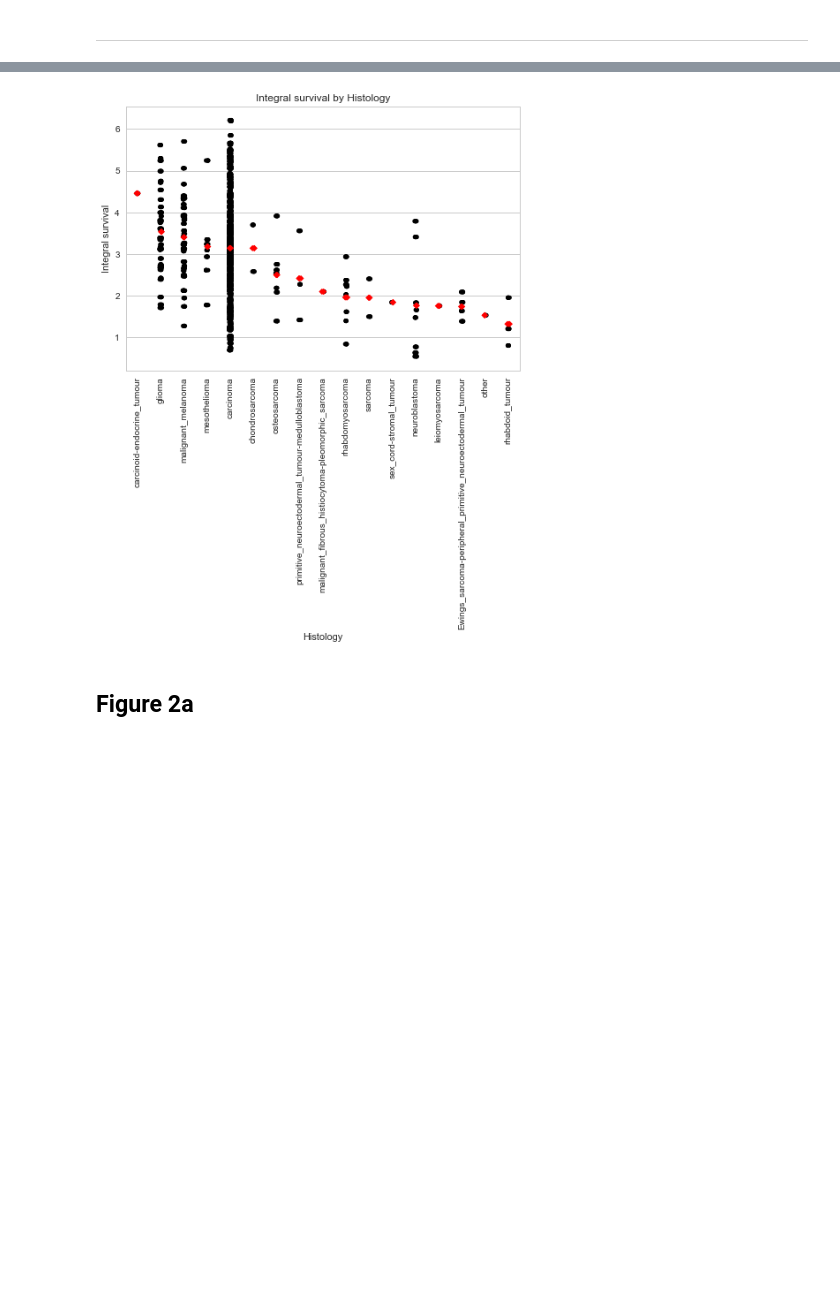
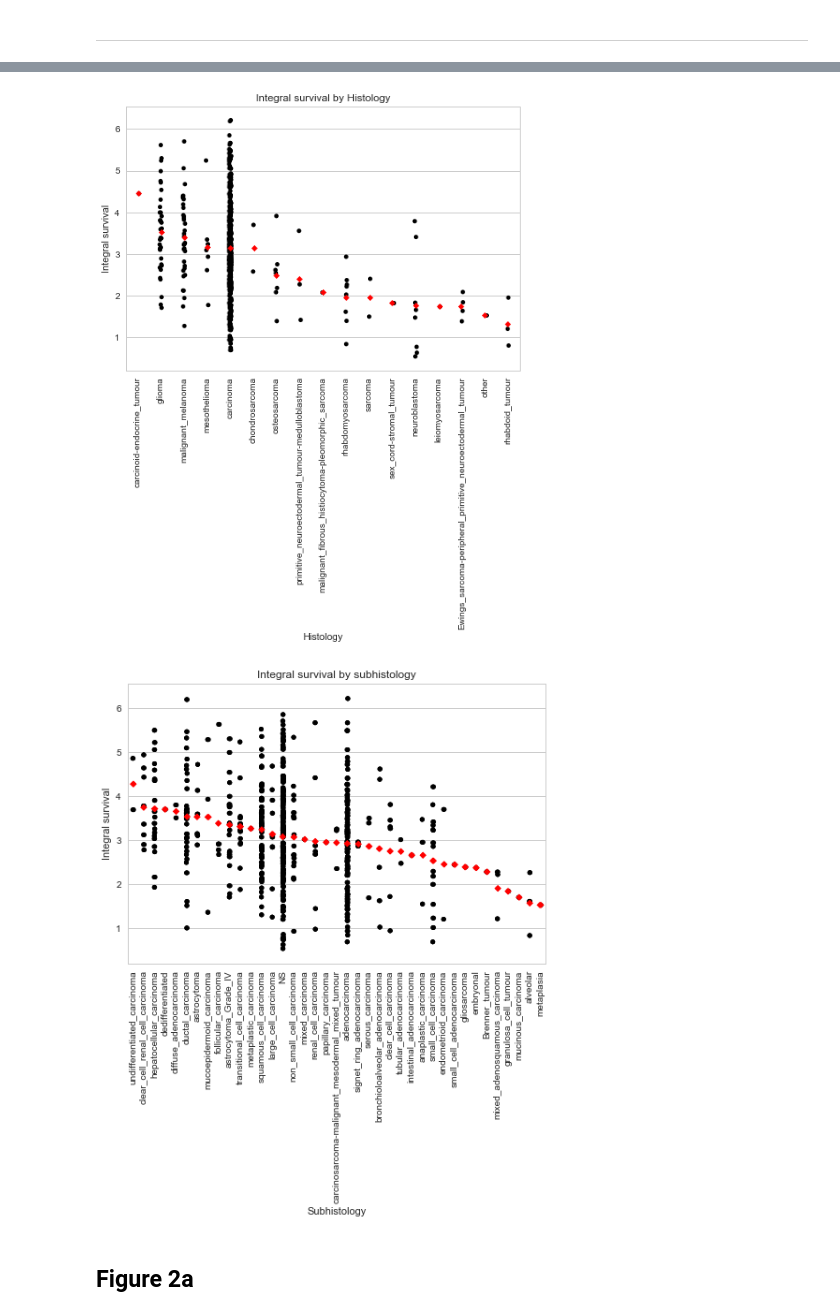
Before and after one commit to charlesriver/radiation, a Jupyter notebook: Yard Replication.ipynb, the cells around one changed output, grey strips where cells are left out. Cells and saved outputs as stored; diff of their text form; code cells hidden in the pictures; blank space fills up the shorter version.

Commit message:
subhist

```diff
--- a/Yard Replication.ipynb
+++ b/Yard Replication.ipynb
@@ -52,7 +52,7 @@ dataset1_pd.head(n=10)
 | 8 | 23 | A101D | skin | malignant_melanoma | NS | DMEM001 | SNP-matched-reference | 4.677 |
 | 9 | 25 | A172 | central_nervous_system | glioma | astrocytoma_Grade_IV | DMEM001 | SNP-matched-reference | 2.751 |
 # %%
-CL_all, CL_avg, hist_all, hist_avg = [], [], [], []
+CL_all, CL_avg, hist_all, hist_avg, subhist_all, subhist_avg = [], [], [], [], [], []
 
 def yardfig (all_lst, avg_lst, type_num):
 
@@ -104,7 +104,16 @@ plt.title("Integral survival by Histology")
 plt.xlabel("Histology")
 plt.show()
 # %% [output]
-[figure, old version]
+[figure, new version]
+# %%
+subhist_all_full, subhist_avg_sorted_full = yardfig(subhist_all, subhist_avg, 4)
+
+fig2a = plot_auc(subhist_all_full, subhist_avg_sorted_full)
+plt.title("Integral survival by subhistology")
+plt.xlabel("Subhistology")
+plt.show()
+# %% [output]
+[figure, added]
 # %% [markdown]
 ## Figure 2a
 # %% [markdown]
```
Also changed, not shown: parts of 1 cell of this notebook.
